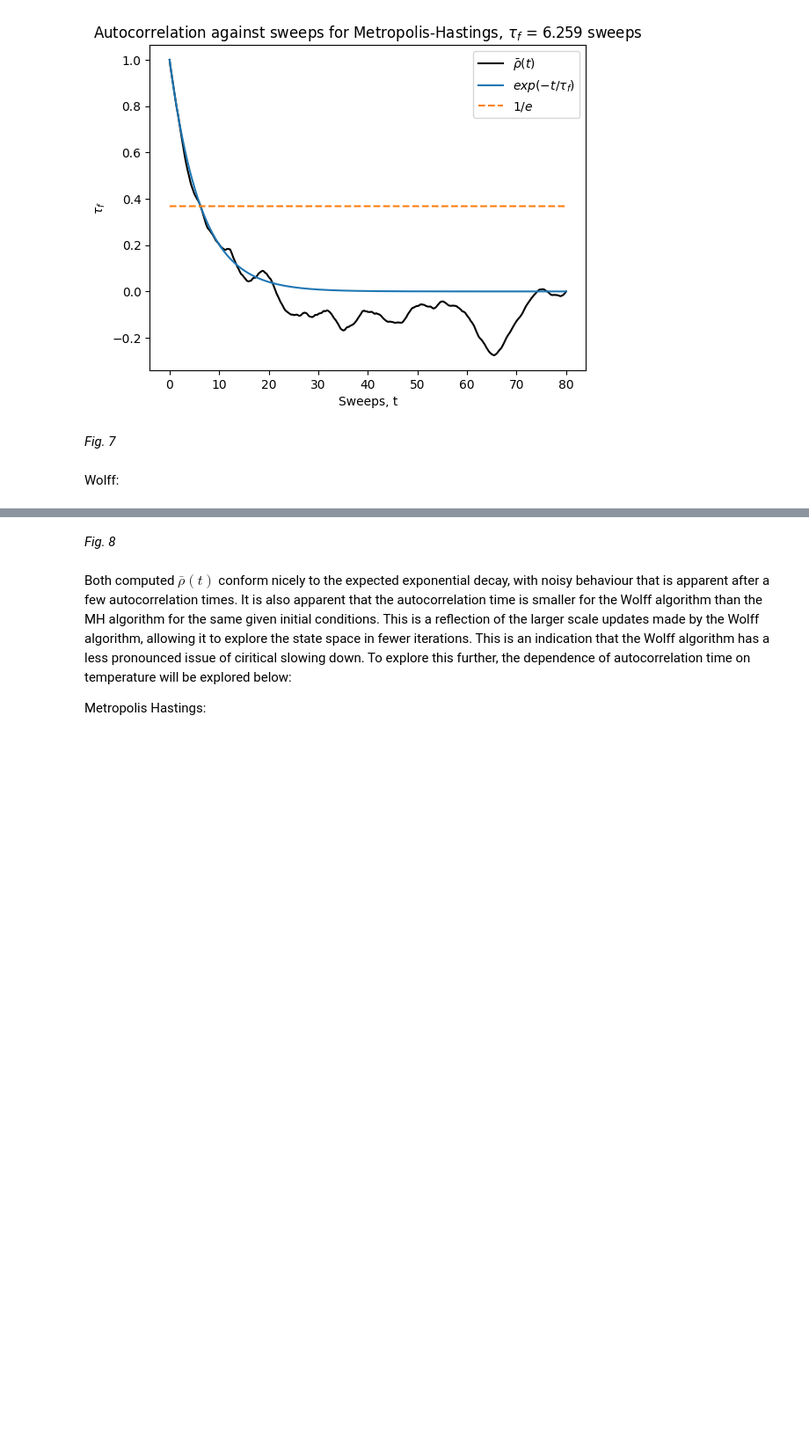
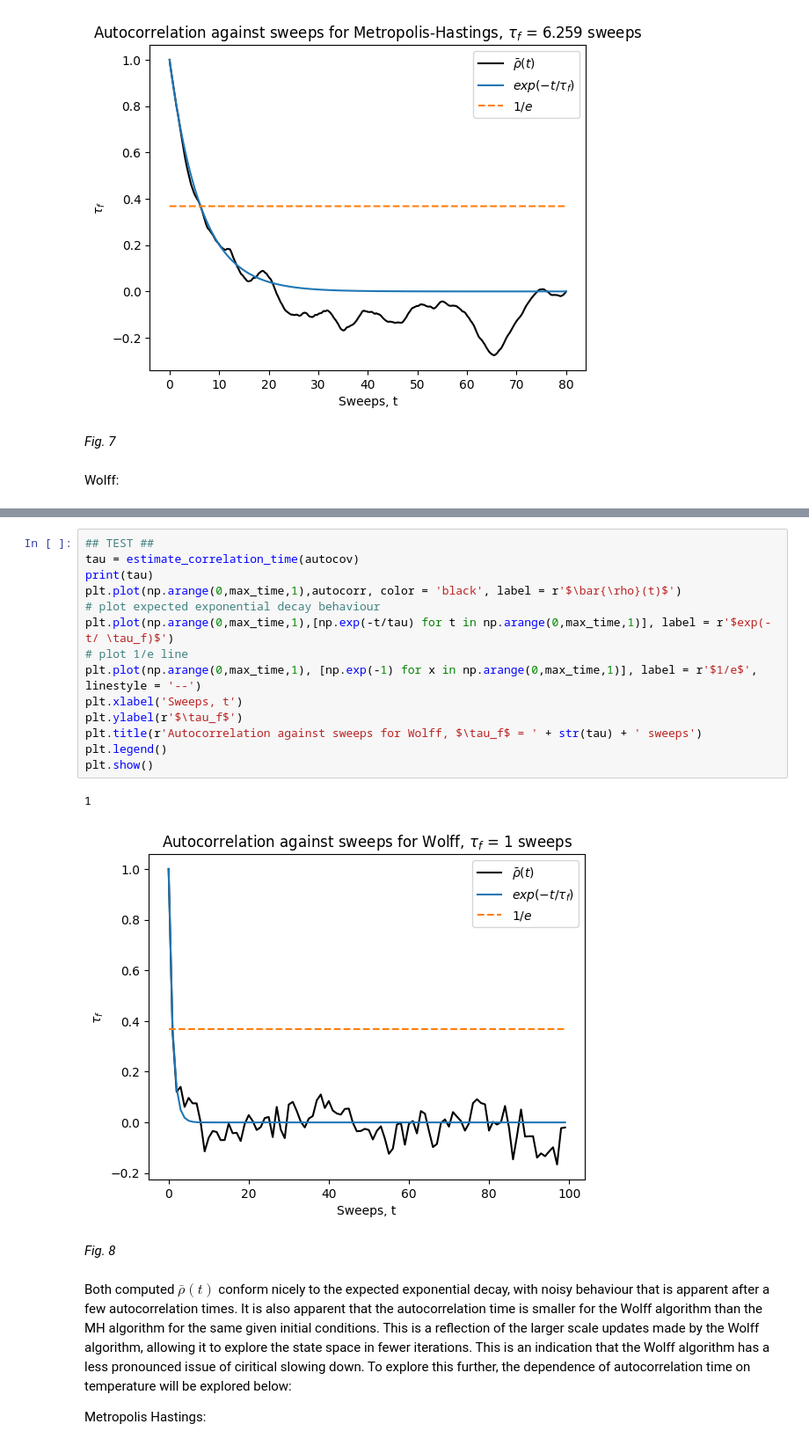
Before and after one commit to Part-II-Computational-Physics/cluster-algorithms-for-monte-carlo-jbd29, a Jupyter notebook: isiing set up 2.ipynb, the cells around one changed output, grey strips where cells are left out. Shown at 88% size. Saved outputs shown, nothing was run; the diff lists cells and outputs as text; blank space fills up the shorter version.

```diff
--- a/isiing set up 2.ipynb
+++ b/isiing set up 2.ipynb
@@ -551,3 +551,20 @@ plt.show()
+# %%
+## TEST ##
+tau = estimate_correlation_time(autocov)
+print(tau)
+plt.plot(np.arange(0,max_time,1),autocorr, color = 'black', label = r'$\bar{\rho}(t)$')
+# plot expected exponential decay behaviour
+plt.plot(np.arange(0,max_time,1),[np.exp(-t/tau) for t in np.arange(0,max_time,1)], label = r'$exp(-t/ \tau_f)$')
+# plot 1/e line
+plt.plot(np.arange(0,max_time,1), [np.exp(-1) for x in np.arange(0,max_time,1)], label = r'$1/e$', linestyle = '--')
+plt.xlabel('Sweeps, t')
+plt.ylabel(r'$\tau_f$')
+plt.title(r'Autocorrelation against sweeps for Wolff, $\tau_f$ = ' + str(tau) + ' sweeps')
+plt.legend()
+plt.show()
+# %% [output]
+1
+[figure, added]
 # %% [markdown]
 *Fig. 8*
 # %% [markdown]
```
Also changed, not shown: parts of 8 cells of this notebook, 2 other files.
